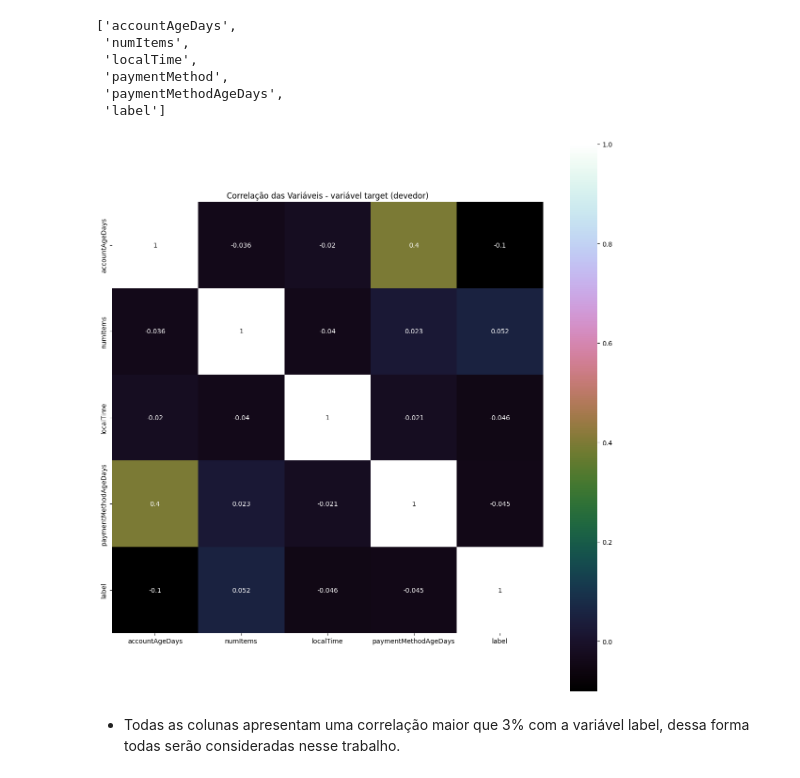
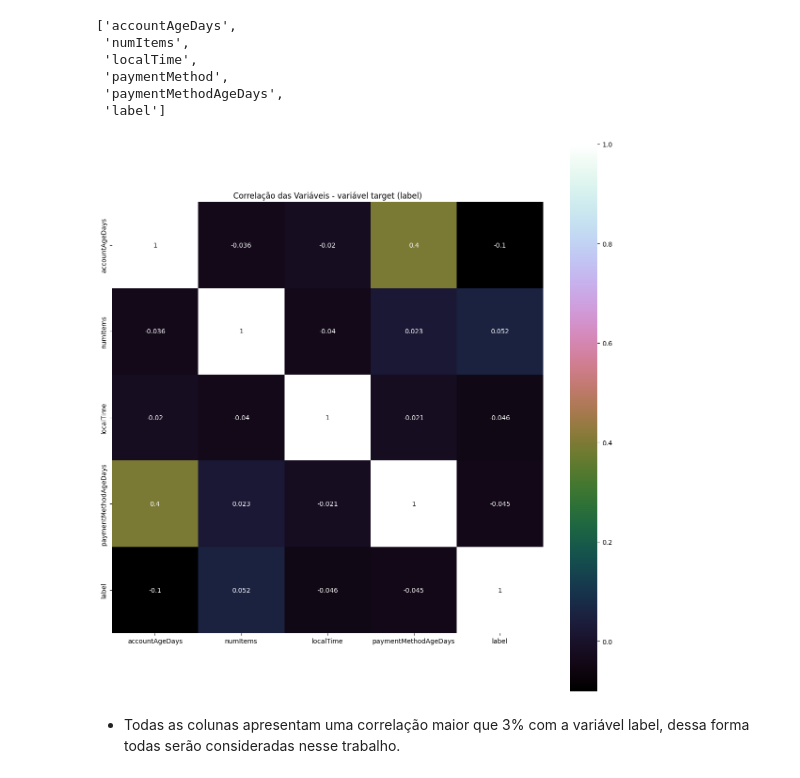
Before and after one commit to jairobernardesjunior/025_Financial_classification_project_fraud_detection, a Jupyter notebook: 01 pfd_analisa.ipynb, the cells around one changed output. Cells and saved outputs as stored; diff of their text form; code cells hidden in the pictures.

```diff
--- a/01 pfd_analisa.ipynb
+++ b/01 pfd_analisa.ipynb
@@ -148,23 +148,23 @@ list(df_fraud.columns)
 # %%
 # analisando a correlação entre as variáveis
 lista_corr = list(['accountAgeDays',
                     'numItems',
                     'localTime',
                     #'paymentMethod',
                     'paymentMethodAgeDays',
                     'label'])
 
 fig, axs = pyplot.subplots(nrows=1, ncols=1, figsize=(12,12))
 
 correlation = df_fraud[lista_corr].corr()
 sns.heatmap(correlation, vmax=1, square=True, annot=True, cmap='cubehelix', ax=axs)
 
-axs.set_title('Correlação das Variáveis - variável target (devedor)')
+axs.set_title('Correlação das Variáveis - variável target (label)')
 fig.tight_layout()
 
 pyplot.show()
 # %% [output]
-[figure, old version]
+[figure, new version]
 # %% [markdown]
 - Todas as colunas apresentam uma correlação maior que 3% com a variável label, dessa forma todas serão consideradas nesse trabalho.
 # %%
```
Also changed, not shown: parts of 1 cell of this notebook, 4 other files.
